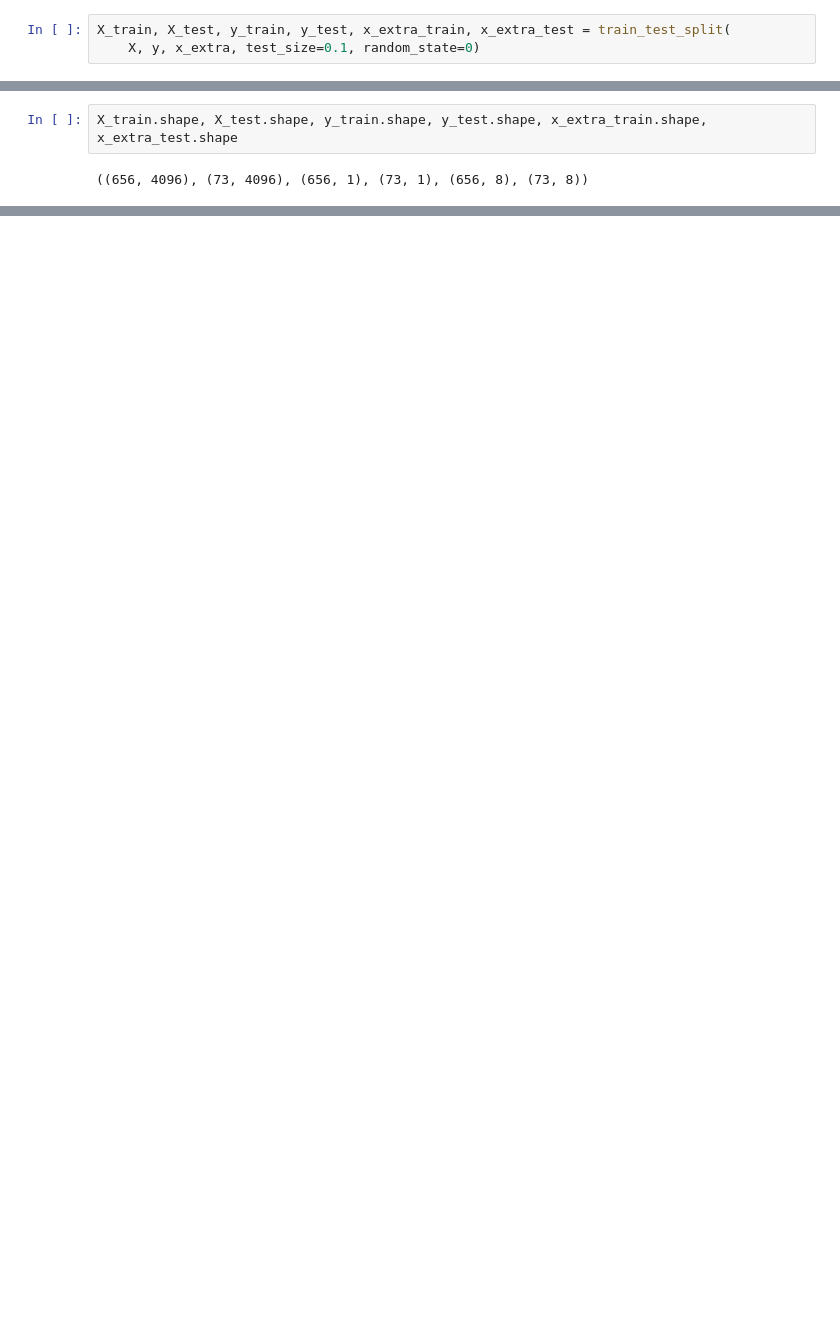
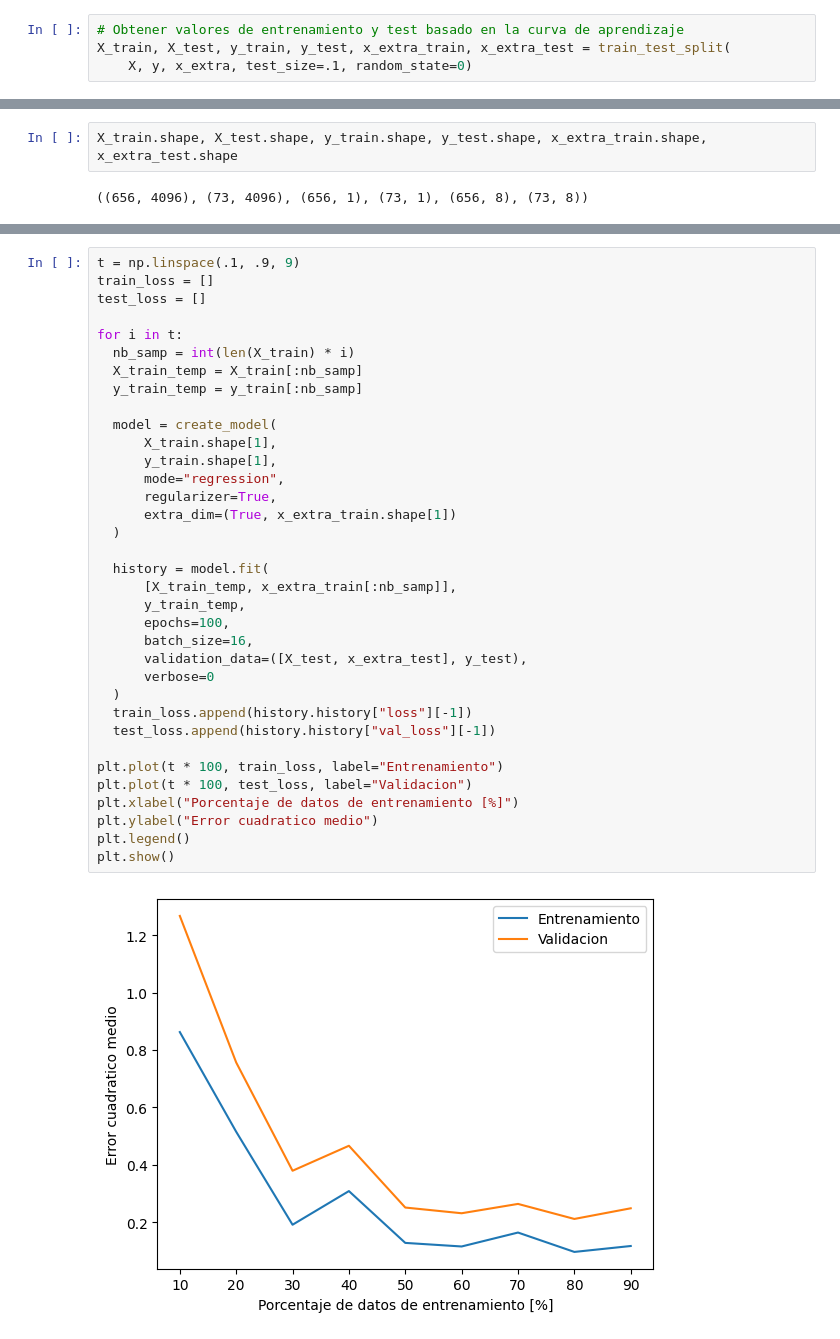
Before and after one commit to kevindmzapata/deep-learning-project, a Jupyter notebook: 02_arquitectura_de_linea_de_base.ipynb, the cells around one changed output, grey strips where cells are left out. Drawn from its saved outputs; the diff is of its cells as text; blank space fills up the shorter version.

```diff
--- a/02_arquitectura_de_linea_de_base.ipynb
+++ b/02_arquitectura_de_linea_de_base.ipynb
@@ -31,4 +105,5 @@ Las dimensiones de la base de datos son:  (729, 4096) (729, 1) (729, 8)
 # %%
+# Obtener valores de entrenamiento y test basado en la curva de aprendizaje
 X_train, X_test, y_train, y_test, x_extra_train, x_extra_test = train_test_split(
-    X, y, x_extra, test_size=0.1, random_state=0)
+    X, y, x_extra, test_size=.1, random_state=0)
 # %%
@@ -156,2 +121,39 @@ WARNING:tensorflow:6 out of the last 9 calls to <function TensorFlowTrainer.make
+# %%
+t = np.linspace(.1, .9, 9)
+train_loss = []
+test_loss = []
+
+for i in t:
+  nb_samp = int(len(X_train) * i)
+  X_train_temp = X_train[:nb_samp]
+  y_train_temp = y_train[:nb_samp]
+
+  model = create_model(
+      X_train.shape[1],
+      y_train.shape[1],
+      mode="regression",
+      regularizer=True,
+      extra_dim=(True, x_extra_train.shape[1])
+  )
+
+  history = model.fit(
+      [X_train_temp, x_extra_train[:nb_samp]],
+      y_train_temp,
+      epochs=100,
+      batch_size=16,
+      validation_data=([X_test, x_extra_test], y_test),
+      verbose=0
+  )
+  train_loss.append(history.history["loss"][-1])
+  test_loss.append(history.history["val_loss"][-1])
+
+plt.plot(t * 100, train_loss, label="Entrenamiento")
+plt.plot(t * 100, test_loss, label="Validacion")
+plt.xlabel("Porcentaje de datos de entrenamiento [%]")
+plt.ylabel("Error cuadratico medio")
+plt.legend()
+plt.show()
+# %% [output]
+[figure, added]
 # %%
 early_stopping = tf.keras.callbacks.EarlyStopping(monitor="val_loss", patience=30, restore_best_weights=True)
```
Also changed, not shown: parts of 15 cells of this notebook.
